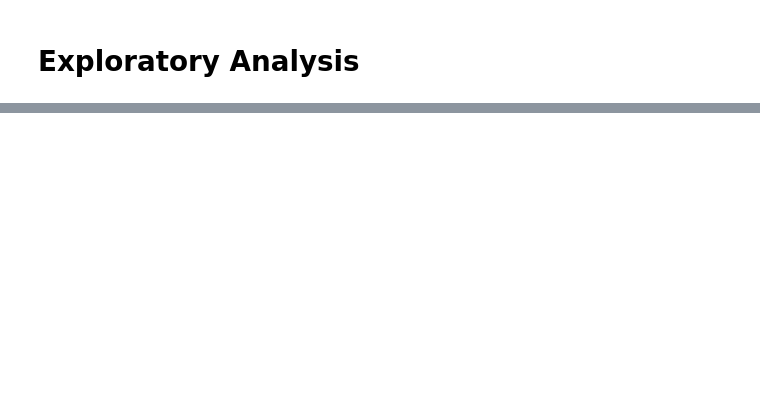
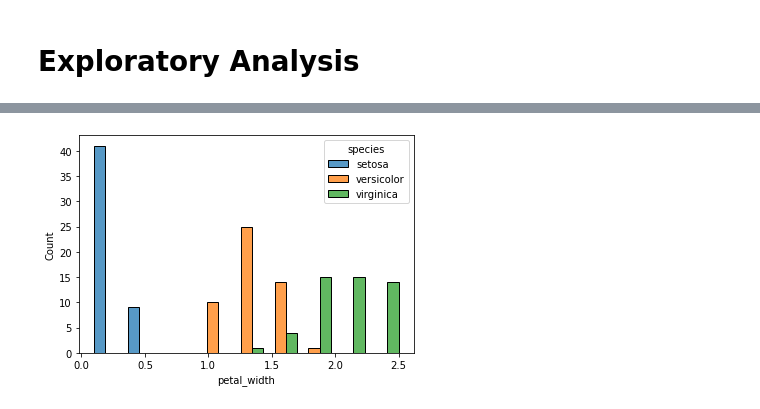
Before and after one commit to malachi-hale/classification-exercises, a Jupyter notebook: classification_exercises.ipynb, the cells around one changed output, grey strips where cells are left out. Saved outputs shown, nothing was run; the diff lists cells and outputs as text; code cells hidden in the pictures; blank space fills up the shorter version.

```diff
--- a/classification_exercises.ipynb
+++ b/classification_exercises.ipynb
@@ -364,0 +448,4 @@ NameError: name 'pd' is not defined
+# %%
+sepal_length = sns.histplot(data=df, x="petal_width", hue="species", multiple="dodge")
+# %% [output]
+[figure, added]
```
Also changed, not shown: parts of 20 cells of this notebook, 2 other files.
